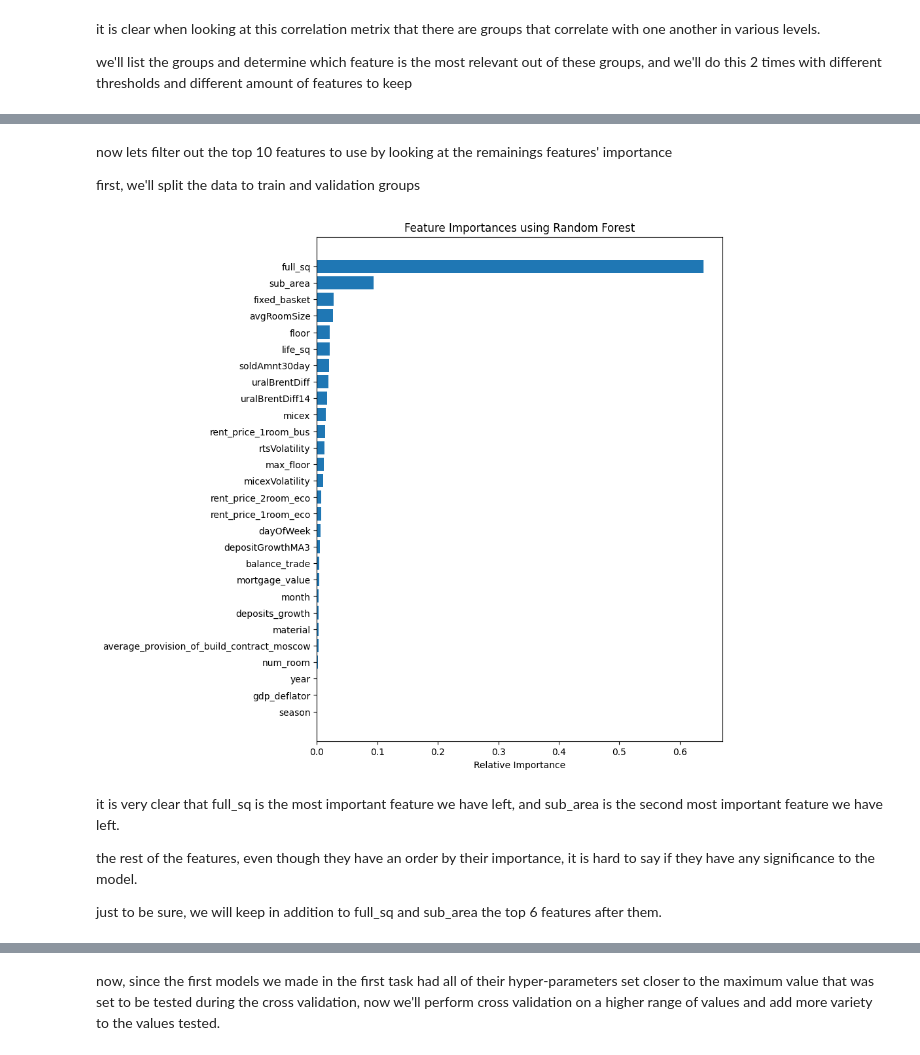
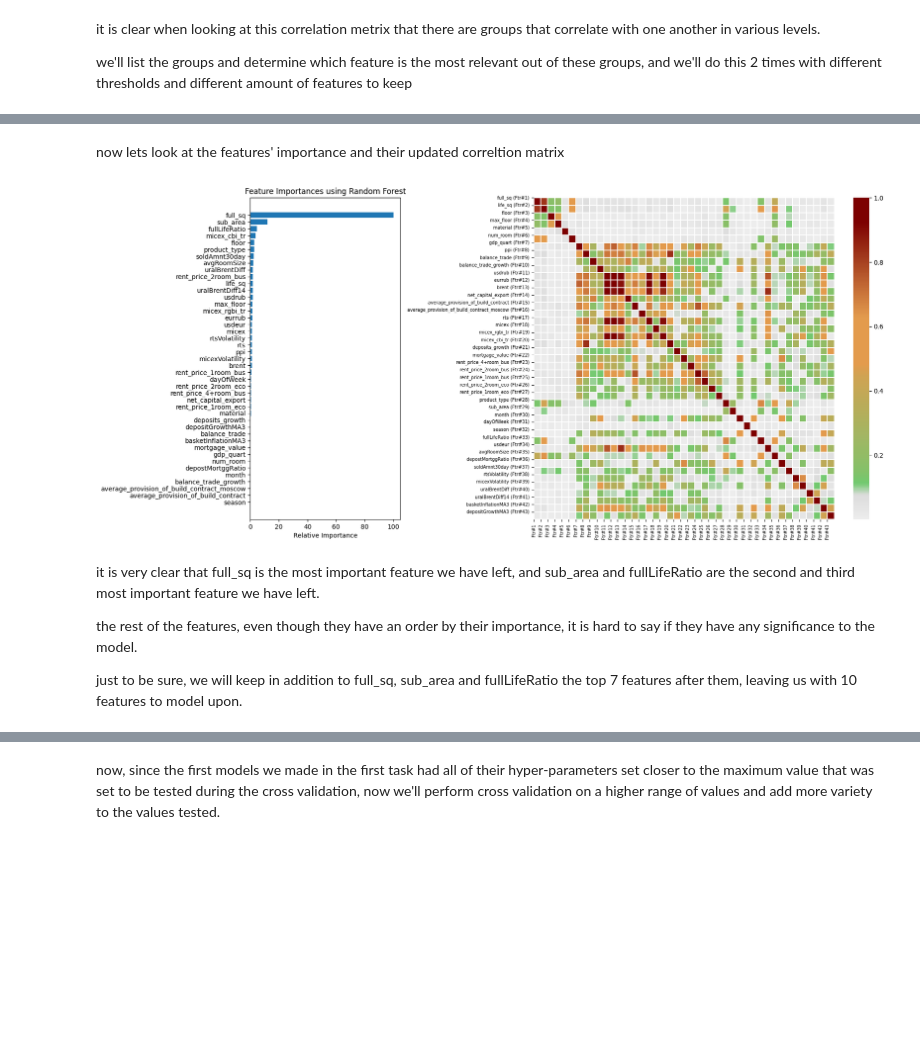
Before and after one commit to TomGeva/ML-project, a Jupyter notebook: ML-Final-Project.ipynb, the cells around one changed output, grey strips where cells are left out. Saved outputs shown, nothing was run; the diff lists cells and outputs as text; code cells hidden in the pictures; blank space fills up the shorter version.

Commit message:
fixed model

```diff
--- a/ML-Final-Project.ipynb
+++ b/ML-Final-Project.ipynb
@@ -813,7 +814,7 @@ Precentage of missing values overall in Train: 4.989%
 # %% [markdown]
 Out of all of the train data there are 7286 rows that have any illogical values in them, we can afford to remove them and sacrifice the information they could potentially hold.
 # %%
-SbrBkEnhncTrain = SbrBkEnhncTrain.loc[illogical_df.any(axis = 1) != True,:]
+SbrBkEnhncTrain = SbrBkEnhncTrain.loc[illogicalTrain_df.any(axis = 1) != True,:]
 res = (SbrBkEnhncTrain.isna().sum() / SbrBkEnhncTrain.shape[0] * 100).round(2).sort_values(ascending = False)
 with pd.option_context('display.max_rows', None, 'display.max_columns', None):
     print(f'Precentages of missing values in Train:\n{res}\n')
@@ -840,3 +873,8 @@ Precentage of missing values overall in Train: 4.629%
+# %%
+SbrBkEnhncTest.full_sq.loc[illogicalTest_df['illogicalFull_sq']] = np.nan
+SbrBkEnhncTest.num_room.loc[illogicalTest_df['illogicalNum_room']] = np.nan
+SbrBkEnhncTest.max_floor.loc[illogicalTest_df['illogicalMax_floor']] = np.nan
+SbrBkEnhncTest.life_sq.loc[(illogicalTest_df['illogicalLife_sq']) | ((illogicalTest_df['illogicalLifeGreatFull']) & (~illogicalTest_df['illogicalFull_sq'])) | ((illogicalTest_df['illogicalLifeSize']) & (~illogicalTest_df['illogicalNum_room']))] = np.nan
 # %% [markdown]
 There are 9634 rows with any missing values which is above 40% of the rows left, but overall these missing values make up only 4.629% of all of the data, and the features most affected by this have just 31.51% of theire values missing.
 
@@ -1292,14 +1350,14 @@ cmap_colors = ["#EDEDED", "#E4E4E4", "#DCDCDC", # grays
                "#D68844", "#CA753A", "#BD6131", "#B04E27", "#A33B1E", "#972814", "#8A140B", # gradual transitions to red
                "#7D0101", "#7D0101", "#7D0101"] # red
 custom_cmap = LSC.from_list('custom', cmap_colors)
-corrMatrix = imputedEnhncTrain.drop(columns = ['timestamp', 'price_doc']).corr().abs()
-fig, axs = plt.subplots(figsize = (15, 12))
-logPriceCorr = corrMatrix.logPrice
-corrMatrix = corrMatrix.loc[[col for col in corrMatrix.columns if col != 'logPrice'], [col for col in corrMatrix.columns if col != 'logPrice']]
+corrMatrix = imputedEnhncTrain.drop(columns = ['timestamp', 'price_doc', 'logPrice']).corr().abs()
+fig, axs = plt.subplots(figsize = (10, 8))
+# logPriceCorr = corrMatrix.logPrice
+# corrMatrix = corrMatrix.loc[[col for col in corrMatrix.columns if col != 'logPrice'], [col for col in corrMatrix.columns if col != 'logPrice']]
 ylabels = [col + f' (Ftr#{i+1})' for i, col in enumerate(corrMatrix.columns)]
 xlabels = [f' (Ftr#{i+1})' for i in range(corrMatrix.shape[0])]
 sns.heatmap(corrMatrix, cmap = custom_cmap, linewidths = 0.1)
-plt.xticks(ticks = range(corrMatrix.shape[1]), labels = xlabels)
-plt.yticks(ticks = range(corrMatrix.shape[0]), labels = ylabels)
+plt.xticks(ticks = range(corrMatrix.shape[1]), labels = xlabels, fontsize = 7)
+plt.yticks(ticks = range(corrMatrix.shape[0]), labels = ylabels, fontsize = 7)
 plt.show()
 # %% [output]
@@ -1431,4 +1476,0 @@ plt.show()
-# %% [markdown]
-now lets filter out the top 10 features to use by looking at the remainings features' importance
-
-first, we'll split the data to train and validation groups
@@ -1440,24 +1477,43 @@ yVal = imputedEnhncTrain.loc[int(imputedEnhncTrain.shape[0] * 70 / 85):, 'logPri
+# %% [markdown]
+now lets look at the features' importance and their updated correltion matrix
 # %%
 randomForestParams = {
     'max_depth': 8,
     'min_samples_leaf': 9,
     'n_estimators': 200
 }
 importanceRndFrstModel = RFR(n_jobs=-1, random_state = 42, **randomForestParams)
 importanceRndFrstModel.fit(xTrn, yTrn)
 importance = pd.Series(importanceRndFrstModel.feature_importances_, index = xTrn.columns).sort_values(ascending = True)
-plt.figure(figsize=(8, 10))
-plt.title('Feature Importances using Random Forest')
-plt.barh(importance.index, importance.values, align='center')
-# plt.yticks(range(len(importance)), [xTrn.columns[i] for i in sortedIdx])
-plt.xlabel('Relative Importance')
+importance = importance/importance.max()*100
+
+fig = plt.figure(figsize = (18, 8))
+gs = GS.GridSpec(1, 2, width_ratios=[2, 5])
+
+ax0 = plt.subplot(gs[0])
+ax1 = plt.subplot(gs[1])
+
+ax0.set_title('Feature Importances using Random Forest')
+ax0.barh(importance.index, importance.values, align='center')
+ax0.set_xlabel('Relative Importance')
+
+corrMatrixTicks = range(corrMatrix.shape[0])
+ylabels = [col + f' (Ftr#{i+1})' for i, col in enumerate(corrMatrix.columns)]
+xlabels = [f'Ftr#{i+1}' for i in corrMatrixTicks]
+sns.heatmap(corrMatrix, cmap = custom_cmap, linewidths = 0.1, ax=ax1)
+ax1.set_xticks(ticks = corrMatrixTicks)
+ax1.set_xticklabels(labels = xlabels, fontsize = 7)
+ax1.set_yticks(ticks = corrMatrixTicks)
+ax1.set_yticklabels(labels = ylabels, fontsize = 7)
+
+plt.tight_layout()
 plt.show()
 # %% [output]
-[figure, old version]
+[figure, new version]
 # %% [markdown]
-it is very clear that full_sq is the most important feature we have left, and sub_area is the second most important feature we have left.
+it is very clear that full_sq is the most important feature we have left, and sub_area and fullLifeRatio are the second and third most important feature we have left.
 
 the rest of the features, even though they have an order by their importance, it is hard to say if they have any significance to the model.
 
-just to be sure, we will keep in addition to full_sq and sub_area the top 6 features after them.
+just to be sure, we will keep in addition to full_sq, sub_area and fullLifeRatio the top 7 features after them, leaving us with 10 features to model upon.
 # %%
```
Also changed, not shown: parts of 19 cells of this notebook, 1 other file.
